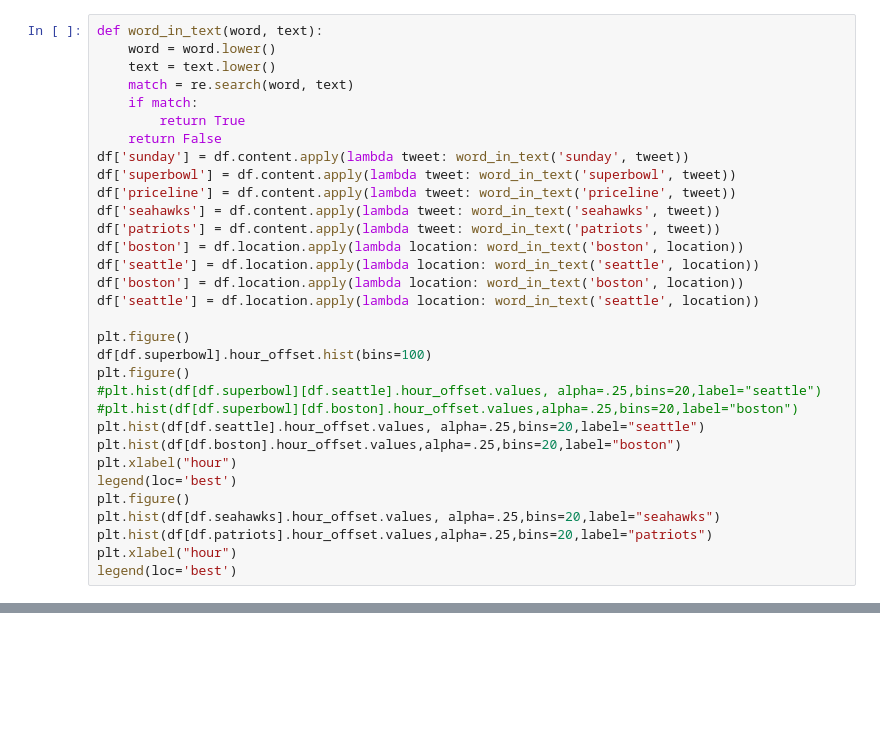
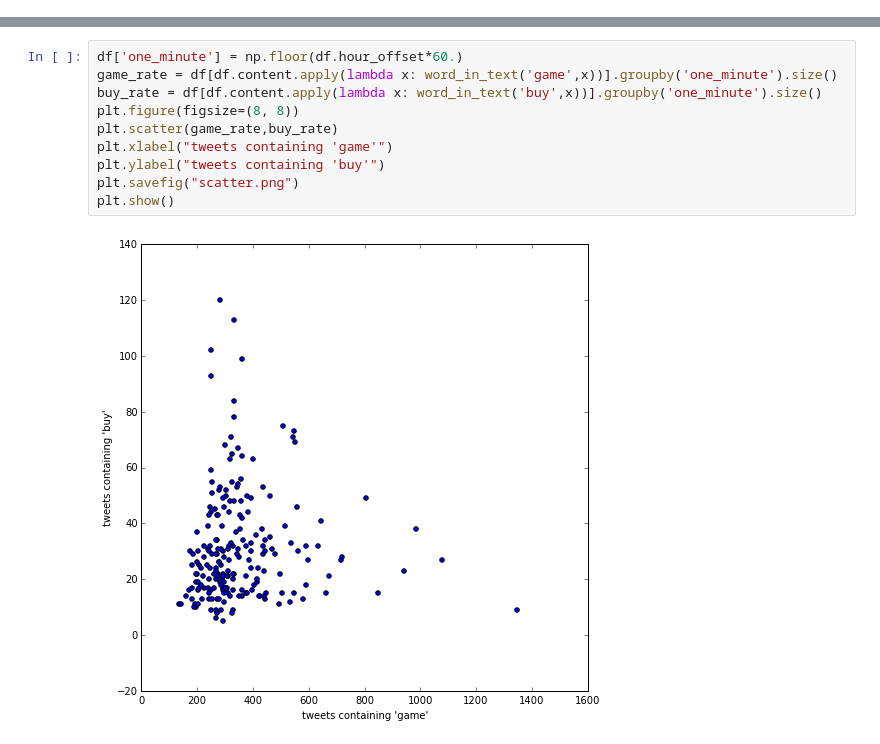
Before and after one commit to vybhavk/superbowl_tweets, a Jupyter notebook: superbowl_tweets.ipynb, the cells around one changed output, grey strips where cells are left out. Cells and saved outputs as stored; diff of their text form; blank space fills up the shorter version.

```diff
--- a/superbowl_tweets.ipynb
+++ b/superbowl_tweets.ipynb
@@ -17,32 +19,0 @@ len(df)
-# %%
-def word_in_text(word, text):
-    word = word.lower()
-    text = text.lower()
-    match = re.search(word, text)
-    if match:
-        return True
-    return False
-df['sunday'] = df.content.apply(lambda tweet: word_in_text('sunday', tweet))
-df['superbowl'] = df.content.apply(lambda tweet: word_in_text('superbowl', tweet))
-df['priceline'] = df.content.apply(lambda tweet: word_in_text('priceline', tweet))
-df['seahawks'] = df.content.apply(lambda tweet: word_in_text('seahawks', tweet))
-df['patriots'] = df.content.apply(lambda tweet: word_in_text('patriots', tweet))
-df['boston'] = df.location.apply(lambda location: word_in_text('boston', location))
-df['seattle'] = df.location.apply(lambda location: word_in_text('seattle', location))
-df['boston'] = df.location.apply(lambda location: word_in_text('boston', location))
-df['seattle'] = df.location.apply(lambda location: word_in_text('seattle', location))
-
-plt.figure()
-df[df.superbowl].hour_offset.hist(bins=100)
-plt.figure()
-#plt.hist(df[df.superbowl][df.seattle].hour_offset.values, alpha=.25,bins=20,label="seattle")
-#plt.hist(df[df.superbowl][df.boston].hour_offset.values,alpha=.25,bins=20,label="boston")
-plt.hist(df[df.seattle].hour_offset.values, alpha=.25,bins=20,label="seattle")
-plt.hist(df[df.boston].hour_offset.values,alpha=.25,bins=20,label="boston")
-plt.xlabel("hour")
-legend(loc='best')
-plt.figure()
-plt.hist(df[df.seahawks].hour_offset.values, alpha=.25,bins=20,label="seahawks")
-plt.hist(df[df.patriots].hour_offset.values,alpha=.25,bins=20,label="patriots")
-plt.xlabel("hour")
-legend(loc='best')
@@ -53,0 +45,12 @@ legend(loc='best')
+# %%
+df['one_minute'] = np.floor(df.hour_offset*60.)
+game_rate = df[df.content.apply(lambda x: word_in_text('game',x))].groupby('one_minute').size()
+buy_rate = df[df.content.apply(lambda x: word_in_text('buy',x))].groupby('one_minute').size()
+plt.figure(figsize=(8, 8))
+plt.scatter(game_rate,buy_rate)
+plt.xlabel("tweets containing 'game'")
+plt.ylabel("tweets containing 'buy'")
+plt.savefig("scatter.png")
+plt.show()
+# %% [output]
+[figure, added]
```
Also changed, not shown: parts of 9 cells of this notebook, 11 other files.
